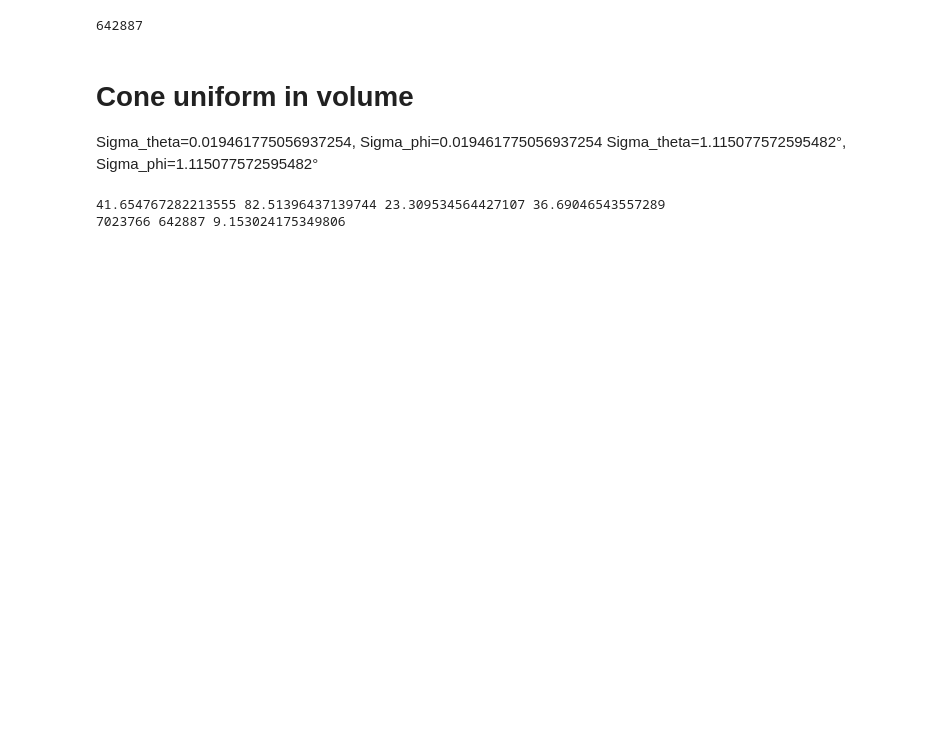
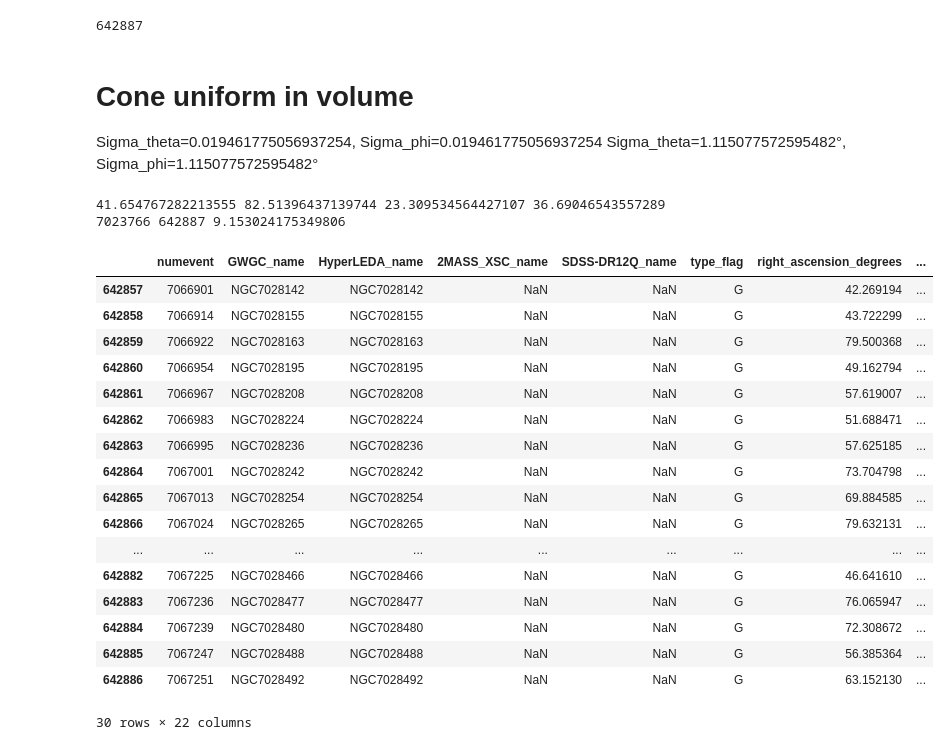
Before and after one commit to RCianca/DarkSirensStat, a Jupyter notebook: ProxyGenerator/GLADE-inator.ipynb, the cells around one changed output. Cells and saved outputs as stored; diff of their text form; code cells hidden in the pictures; blank space fills up the shorter version.

```diff
--- a/ProxyGenerator/GLADE-inator.ipynb
+++ b/ProxyGenerator/GLADE-inator.ipynb
@@ -1456,3 +1459,31 @@ for i in range(len(num)):
     tmp_volume.columns=colnames
     tmp_volume=tmp_volume.append(tmp_host, ignore_index=True)
     tmp_volume.to_csv('GLADE_flagship_volume_cone_'+num[i]+'_host'+'.txt', header=None, index=None, sep=' ')
+# %%
+coneflag = pd.read_csv('GLADE_flagship_cone14_host.txt', sep=" ", header=None, low_memory=False)
+#print(df[20])#pandas lavora al contrario ossia [colonna][riga]
+colnames=['numevent','GWGC_name','HyperLEDA_name','2MASS_XSC_name','SDSS-DR12Q_name','type_flag','right_ascension_degrees',
+          'declination_degrees','dl','err_lum_dist','z','app_B_mag','err_app_B_mag','abs_B_mag','app_J_mag',
+          'err_app_J_mag','app_H_mag','err_app_H_mag','app_K_mag','err_app_K_mag','lum_dist_flag','pec_vel_correction'
+          ]
+coneflag.columns=colnames
+coneflag.tail(30)
+# %% [output]
+|  | numevent | GWGC_name | HyperLEDA_name | 2MASS_XSC_name | SDSS-DR12Q_name | type_flag | right_ascension_degrees | ... |
+| 642857 | 7066901 | NGC7028142 | NGC7028142 | NaN | NaN | G | 42.269194 | ... |
+| 642858 | 7066914 | NGC7028155 | NGC7028155 | NaN | NaN | G | 43.722299 | ... |
+| 642859 | 7066922 | NGC7028163 | NGC7028163 | NaN | NaN | G | 79.500368 | ... |
+| 642860 | 7066954 | NGC7028195 | NGC7028195 | NaN | NaN | G | 49.162794 | ... |
+| 642861 | 7066967 | NGC7028208 | NGC7028208 | NaN | NaN | G | 57.619007 | ... |
+| 642862 | 7066983 | NGC7028224 | NGC7028224 | NaN | NaN | G | 51.688471 | ... |
+| 642863 | 7066995 | NGC7028236 | NGC7028236 | NaN | NaN | G | 57.625185 | ... |
+| 642864 | 7067001 | NGC7028242 | NGC7028242 | NaN | NaN | G | 73.704798 | ... |
+| 642865 | 7067013 | NGC7028254 | NGC7028254 | NaN | NaN | G | 69.884585 | ... |
+| 642866 | 7067024 | NGC7028265 | NGC7028265 | NaN | NaN | G | 79.632131 | ... |
+| ... | ... | ... | ... | ... | ... | ... | ... | ... |
+| 642882 | 7067225 | NGC7028466 | NGC7028466 | NaN | NaN | G | 46.641610 | ... |
+| 642883 | 7067236 | NGC7028477 | NGC7028477 | NaN | NaN | G | 76.065947 | ... |
+| 642884 | 7067239 | NGC7028480 | NGC7028480 | NaN | NaN | G | 72.308672 | ... |
+| 642885 | 7067247 | NGC7028488 | NGC7028488 | NaN | NaN | G | 56.385364 | ... |
+| 642886 | 7067251 | NGC7028492 | NGC7028492 | NaN | NaN | G | 63.152130 | ... |
+30 rows × 22 columns
```
Also changed, not shown: parts of 4 cells of this notebook, 3 other files.
